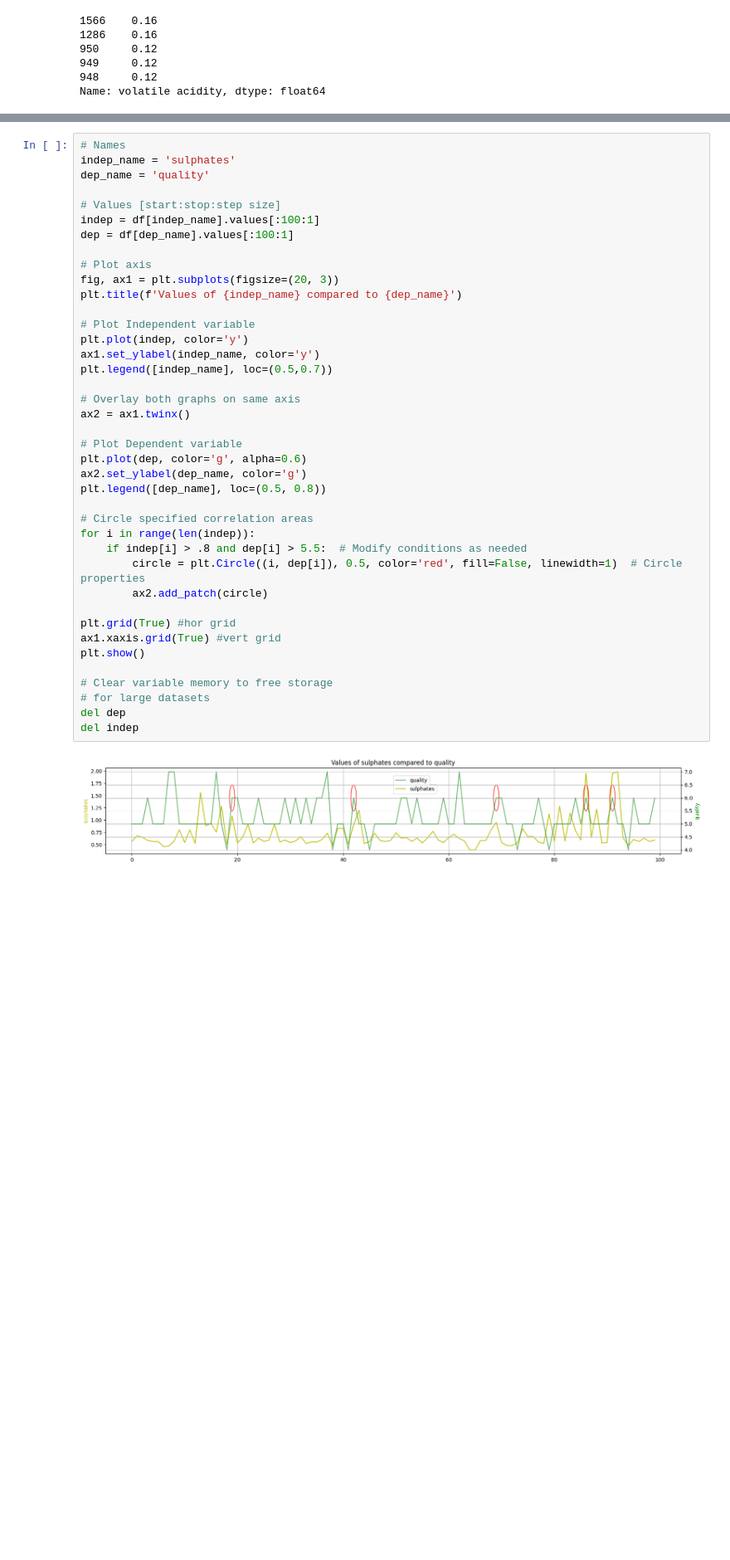
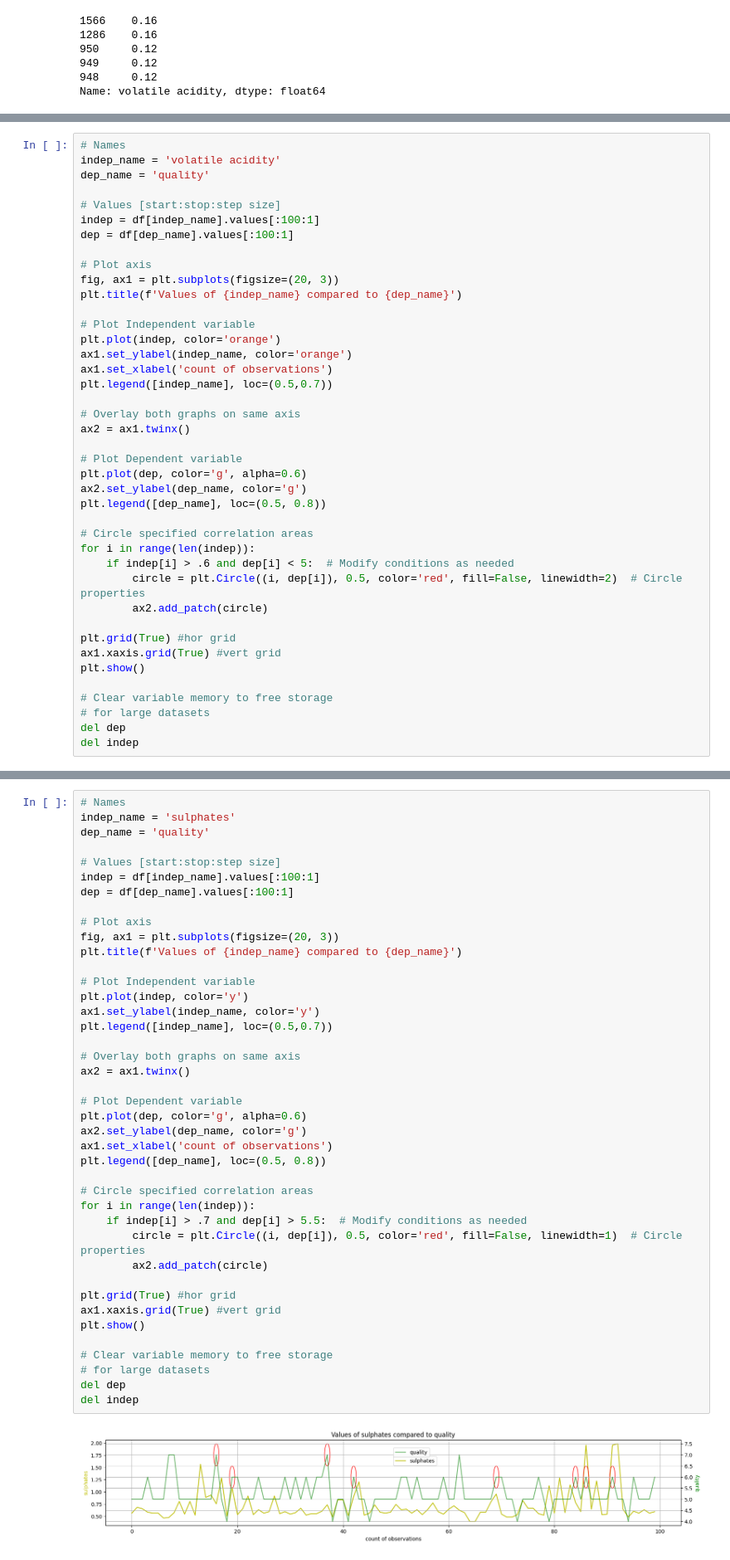
Before and after one commit to isralennon/MSAAI500, a Jupyter notebook: wine_quality/red_wine_quality.ipynb, the cells around one changed output, grey strips where cells are left out. Shown at 83% size. Cells and saved outputs as stored; diff of their text form; blank space fills up the shorter version.

```diff
--- a/wine_quality/red_wine_quality.ipynb
+++ b/wine_quality/red_wine_quality.ipynb
@@ -232,0 +265,41 @@ del indep
+# %%
+# Names
+indep_name = 'volatile acidity'
+dep_name = 'quality'
+
+# Values [start:stop:step size]
+indep = df[indep_name].values[:100:1]
+dep = df[dep_name].values[:100:1]
+
+# Plot axis
+fig, ax1 = plt.subplots(figsize=(20, 3))
+plt.title(f'Values of {indep_name} compared to {dep_name}')
+
+# Plot Independent variable
+plt.plot(indep, color='orange')
+ax1.set_ylabel(indep_name, color='orange')
+ax1.set_xlabel('count of observations')
+plt.legend([indep_name], loc=(0.5,0.7))
+
+# Overlay both graphs on same axis
+ax2 = ax1.twinx()
+
+# Plot Dependent variable
+plt.plot(dep, color='g', alpha=0.6)
+ax2.set_ylabel(dep_name, color='g')
+plt.legend([dep_name], loc=(0.5, 0.8))
+
+# Circle specified correlation areas
+for i in range(len(indep)):
+    if indep[i] > .6 and dep[i] < 5:  # Modify conditions as needed
+        circle = plt.Circle((i, dep[i]), 0.5, color='red', fill=False, linewidth=2)  # Circle properties
+        ax2.add_patch(circle)
+
+plt.grid(True) #hor grid
+ax1.xaxis.grid(True) #vert grid
+plt.show()
+
+# Clear variable memory to free storage
+# for large datasets
+del dep
+del indep
@@ -243,32 +320,33 @@ dep = df[dep_name].values[:100:1]
 fig, ax1 = plt.subplots(figsize=(20, 3))
 plt.title(f'Values of {indep_name} compared to {dep_name}')
 
 # Plot Independent variable
 plt.plot(indep, color='y')
 ax1.set_ylabel(indep_name, color='y')
 plt.legend([indep_name], loc=(0.5,0.7))
 
 # Overlay both graphs on same axis
 ax2 = ax1.twinx()
 
 # Plot Dependent variable
 plt.plot(dep, color='g', alpha=0.6)
 ax2.set_ylabel(dep_name, color='g')
+ax1.set_xlabel('count of observations')
 plt.legend([dep_name], loc=(0.5, 0.8))
 
 # Circle specified correlation areas
 for i in range(len(indep)):
-    if indep[i] > .8 and dep[i] > 5.5:  # Modify conditions as needed
+    if indep[i] > .7 and dep[i] > 5.5:  # Modify conditions as needed
         circle = plt.Circle((i, dep[i]), 0.5, color='red', fill=False, linewidth=1)  # Circle properties
         ax2.add_patch(circle)
 
 plt.grid(True) #hor grid
 ax1.xaxis.grid(True) #vert grid
 plt.show()
 
 # Clear variable memory to free storage
 # for large datasets
 del dep
 del indep
 # %% [output]
-[figure, old version]
+[figure, new version]
```
Also changed, not shown: parts of 14 cells of this notebook, 1 other file.
